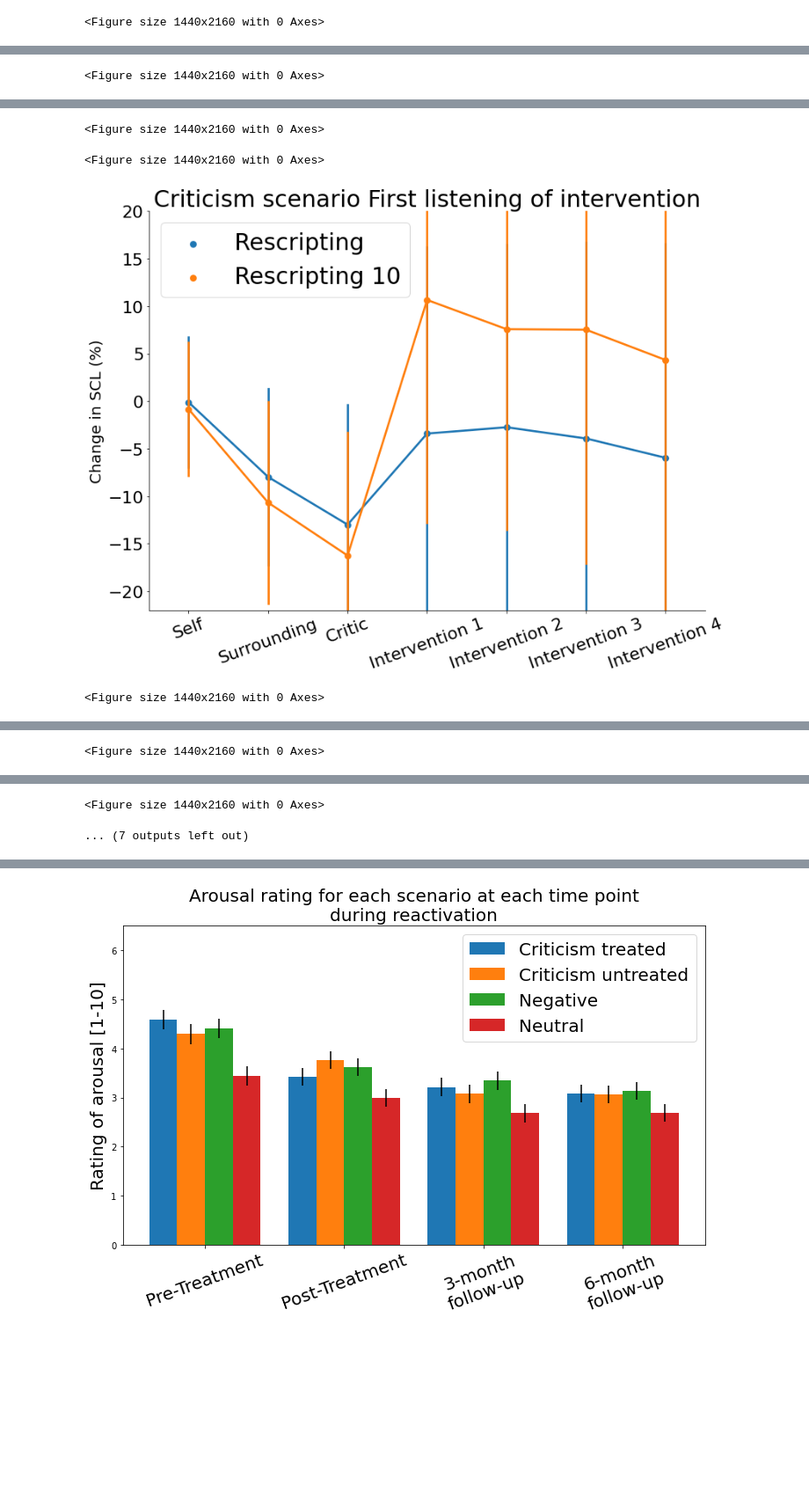
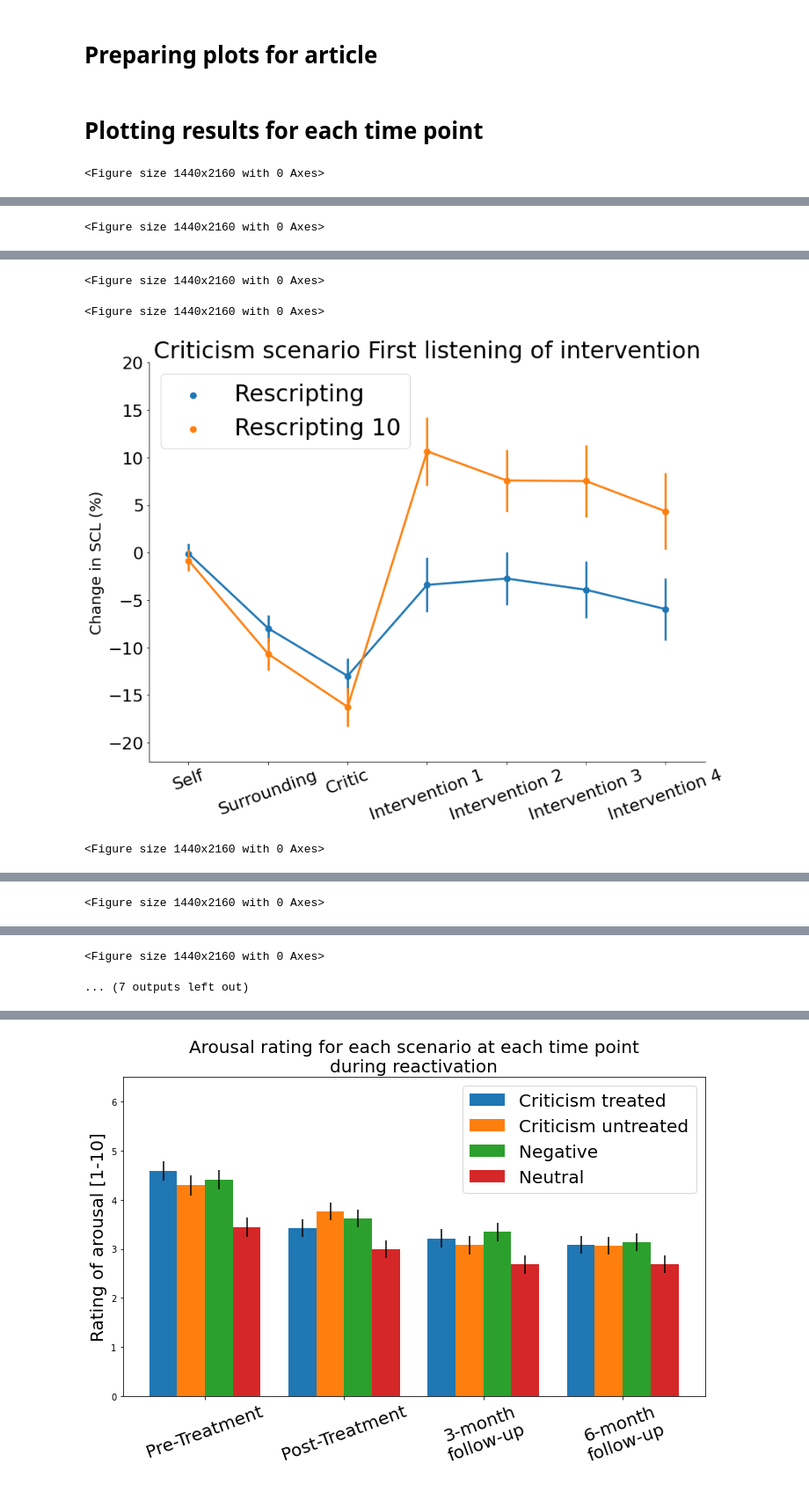
Before and after one commit to stakar/plotSCL, a Jupyter notebook: plotting-rating_diff_scenario.ipynb, the cells around one changed output, grey strips where cells are left out. Shown at 88% size. Saved outputs shown, nothing was run; the diff lists cells and outputs as text; code cells hidden in the pictures; blank space fills up the shorter version.

```diff
--- a/plotting-rating_diff_scenario.ipynb
+++ b/plotting-rating_diff_scenario.ipynb
@@ -1,3 +1,5 @@
+# %% [markdown]
+# Preparing plots for article
 # %%
 import pandas as pd
 import numpy as np
@@ -33,3 +29,5 @@ result['Condition_x_first'] = result['Condition_x_first'].replace({'Reskrypcja10
+# %% [markdown]
+# Plotting results for each time point
 # %%
 time_point = {'TP1':['Baseline',[-20,15]],
               'TP2':['First listening of intervention',[-22,20]],
@@ -64,7 +62,7 @@ for tpoint in list(time_point.keys()):
             tmp.columns = colset_dict[tpoint]
             tmp['Condition'] = result['Condition_x_first']
             tmp_melted  = tmp.melt(id_vars=['Condition'],value_vars=tmp.columns[:-1])
-            sns.catplot(kind='point',x='variable',y='value',hue='Condition',data=tmp_melted,errorbar='sd'
+            sns.catplot(kind='point',x='variable',y='value',hue='Condition',data=tmp_melted,errorbar='se'
                         ,height=9, aspect=1.3,legend=False)
 
 
@@ -90,4 +88,4 @@ plt.show()
 <Figure size 1440x2160 with 0 Axes>
 <Figure size 1440x2160 with 0 Axes>
-[figure, old version]
+[figure, new version]
 <Figure size 1440x2160 with 0 Axes>
```
Also changed, not shown: parts of 16 cells of this notebook.
